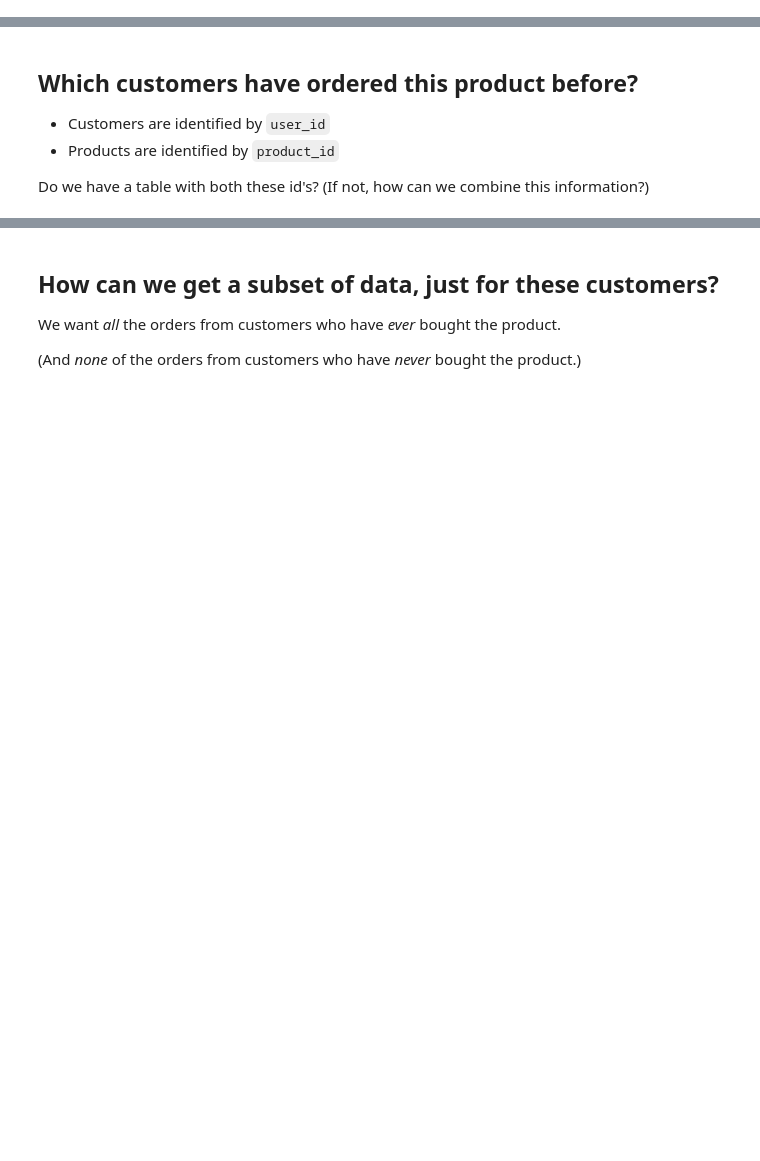
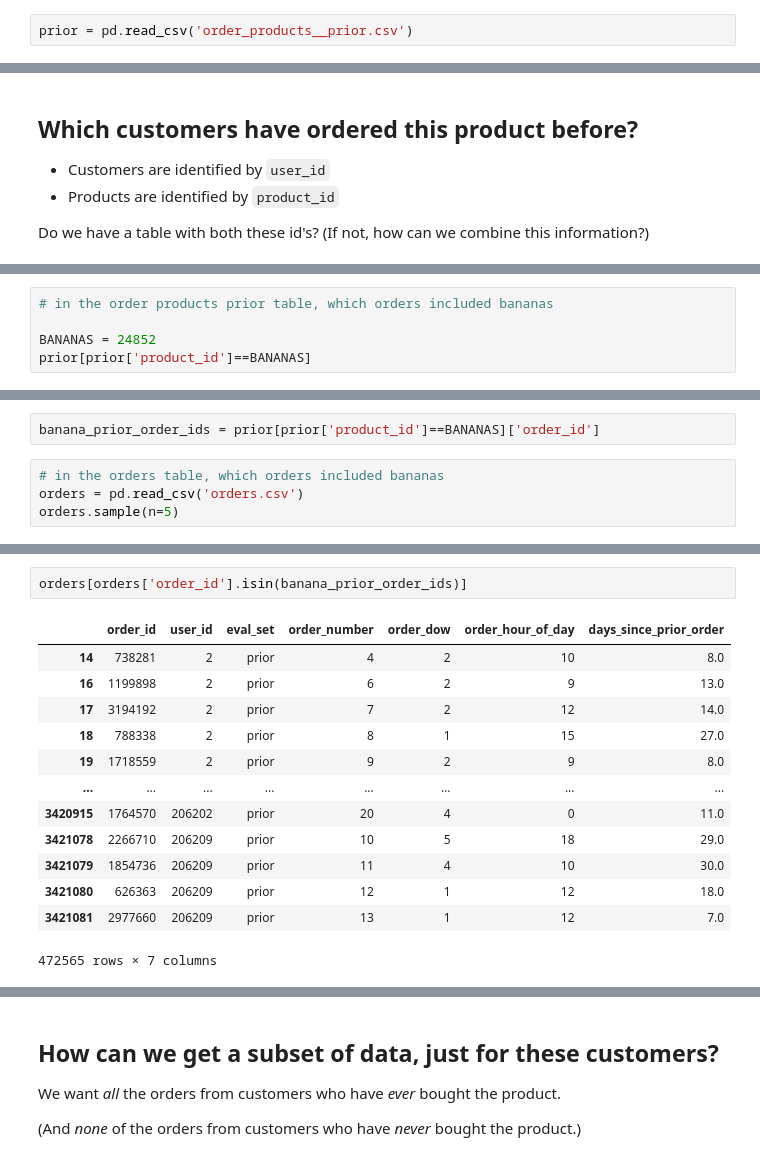
Before and after one commit to bloominstituteoftechnology/DS-Unit-2-Applied-Modeling, a Jupyter notebook: module2/LS_DS_232.ipynb, the cells around one changed output, grey strips where cells are left out. Cells and saved outputs as stored; diff of their text form; blank space fills up the shorter version.

```diff
--- a/module2/LS_DS_232.ipynb
+++ b/module2/LS_DS_232.ipynb
@@ -74,3 +225,5 @@ Which product? How about **the most frequently ordered product?**
 - What features can we engineer? We want to predict, will these customers reorder this product on their next order?
 # %% [markdown]
 ## What was the most frequently ordered product?
+# %%
+prior = pd.read_csv('order_products__prior.csv')
@@ -101,0 +462,5 @@ Do we have a table with both these id's? (If not, how can we combine this inform
+# %%
+# in the order products prior table, which orders included bananas
+
+BANANAS = 24852
+prior[prior['product_id']==BANANAS]
@@ -101,0 +481,6 @@ Do we have a table with both these id's? (If not, how can we combine this inform
+# %%
+banana_prior_order_ids = prior[prior['product_id']==BANANAS]['order_id']
+# %%
+# in the orders table, which orders included bananas
+orders = pd.read_csv('orders.csv')
+orders.sample(n=5)
@@ -101,0 +494,16 @@ Do we have a table with both these id's? (If not, how can we combine this inform
+# %%
+orders[orders['order_id'].isin(banana_prior_order_ids)]
+# %% [output]
+|  | order_id | user_id | eval_set | order_number | order_dow | order_hour_of_day | days_since_prior_order |
+| 14 | 738281 | 2 | prior | 4 | 2 | 10 | 8.0 |
+| 16 | 1199898 | 2 | prior | 6 | 2 | 9 | 13.0 |
+| 17 | 3194192 | 2 | prior | 7 | 2 | 12 | 14.0 |
+| 18 | 788338 | 2 | prior | 8 | 1 | 15 | 27.0 |
+| 19 | 1718559 | 2 | prior | 9 | 2 | 9 | 8.0 |
+| ... | ... | ... | ... | ... | ... | ... | ... |
+| 3420915 | 1764570 | 206202 | prior | 20 | 4 | 0 | 11.0 |
+| 3421078 | 2266710 | 206209 | prior | 10 | 5 | 18 | 29.0 |
+| 3421079 | 1854736 | 206209 | prior | 11 | 4 | 10 | 30.0 |
+| 3421080 | 626363 | 206209 | prior | 12 | 1 | 12 | 18.0 |
+| 3421081 | 2977660 | 206209 | prior | 13 | 1 | 12 | 7.0 |
+472565 rows × 7 columns
```
Also changed, not shown: parts of 66 cells of this notebook.
